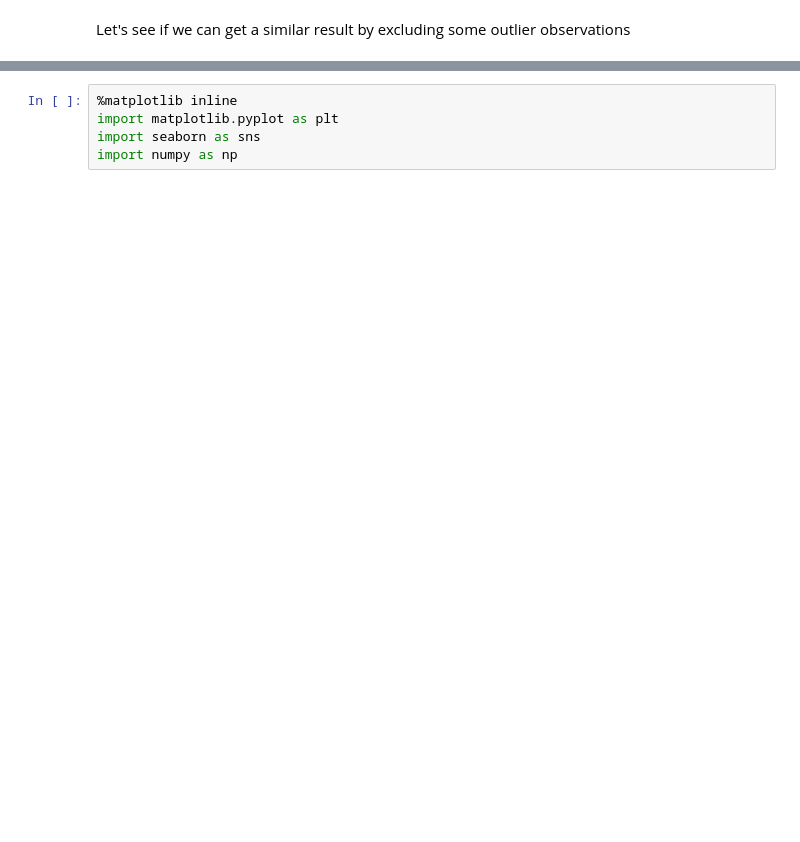
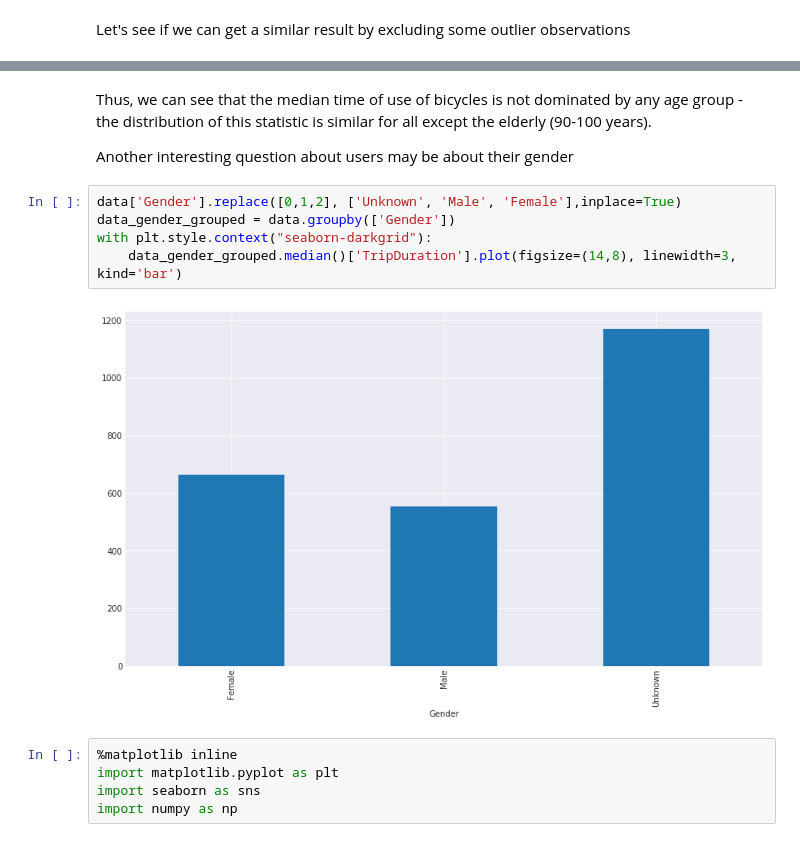
Before and after one commit to BlooAM/BikeCityShare, a Jupyter notebook: CityBikeShare.ipynb, the cells around one changed output, grey strips where cells are left out. Drawn from its saved outputs; the diff is of its cells as text; blank space fills up the shorter version.

```diff
--- a/CityBikeShare.ipynb
+++ b/CityBikeShare.ipynb
@@ -557,3 +556,14 @@ KeyError: MemoryError((6, 26799499), dtype('int64'))
+# %% [markdown]
+Thus, we can see that the median time of use of bicycles is not dominated by any age group - the distribution of this statistic is similar for all except the elderly (90-100 years).
+
+Another interesting question about users may be about their gender
+# %%
+data['Gender'].replace([0,1,2], ['Unknown', 'Male', 'Female'],inplace=True)
+data_gender_grouped = data.groupby(['Gender'])
+with plt.style.context("seaborn-darkgrid"):
+    data_gender_grouped.median()['TripDuration'].plot(figsize=(14,8), linewidth=3, kind='bar')
+# %% [output]
+[figure, added]
 # %%
 %matplotlib inline
 import matplotlib.pyplot as plt
```
Also changed, not shown: parts of 4 cells of this notebook.
